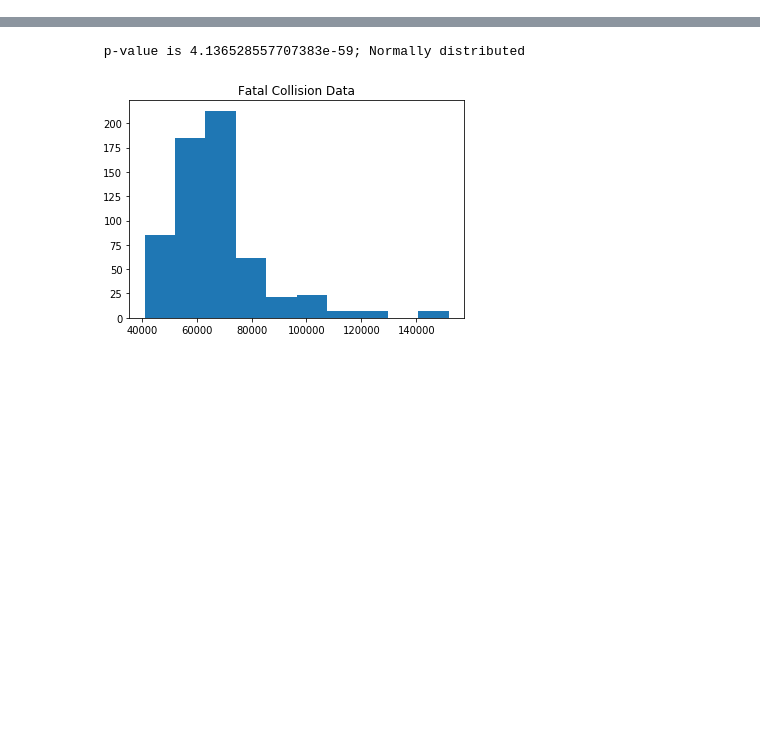
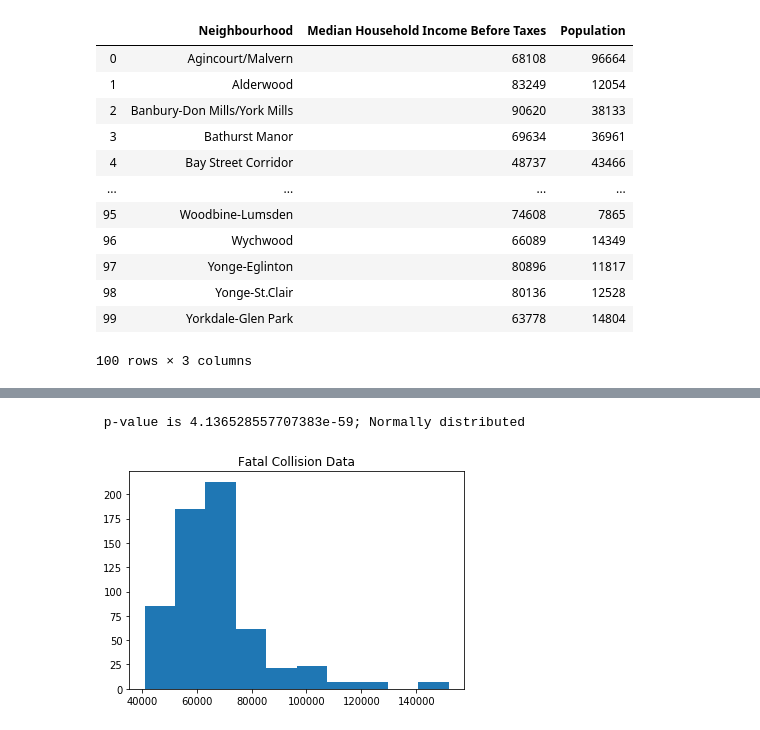
Before and after one commit to nupurgupta5292/SES-vs-Fatal-Road-Collisions, a Jupyter notebook: Toronto/toronto_neighbourhoods.ipynb, the cells around one changed output, grey strips where cells are left out. Saved outputs shown, nothing was run; the diff lists cells and outputs as text; code cells hidden in the pictures; blank space fills up the shorter version.

```diff
--- a/Toronto/toronto_neighbourhoods.ipynb
+++ b/Toronto/toronto_neighbourhoods.ipynb
@@ -12,3 +27,21 @@ toronto_income= pd.read_csv('Resources/income_toronto.csv')
+# %%
+#gather population data - in order to make weighted collisions per area based on population
+toronto_income=toronto_income.rename(columns={'Population, 2016':'Population'})
+toronto_income
+# %% [output]
+|  | Neighbourhood | Median Household Income Before Taxes | Population |
+| 0 | Agincourt/Malvern | 68108 | 96664 |
+| 1 | Alderwood | 83249 | 12054 |
+| 2 | Banbury-Don Mills/York Mills | 90620 | 38133 |
+| 3 | Bathurst Manor | 69634 | 36961 |
+| 4 | Bay Street Corridor | 48737 | 43466 |
+| ... | ... | ... | ... |
+| 95 | Woodbine-Lumsden | 74608 | 7865 |
+| 96 | Wychwood | 66089 | 14349 |
+| 97 | Yonge-Eglinton | 80896 | 11817 |
+| 98 | Yonge-St.Clair | 80136 | 12528 |
+| 99 | Yorkdale-Glen Park | 63778 | 14804 |
+100 rows × 3 columns
 # %%
 # toronto_collision.columns
 # toronto_income.columns
```
Also changed, not shown: parts of 8 cells of this notebook, 12 other files.
